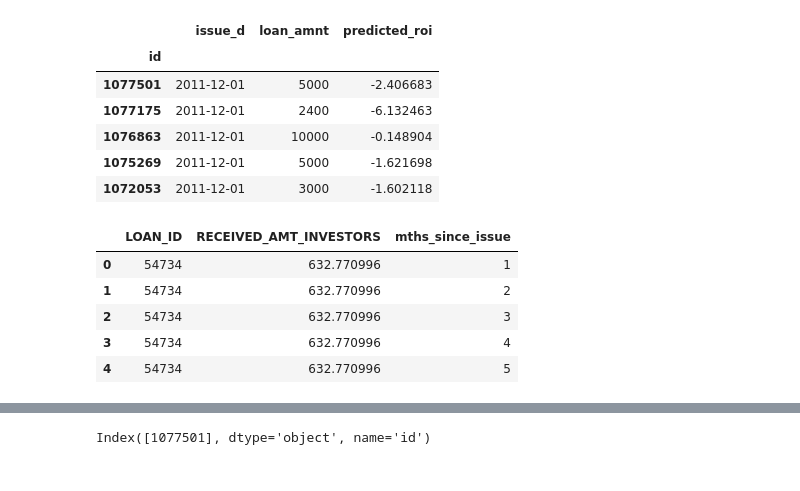
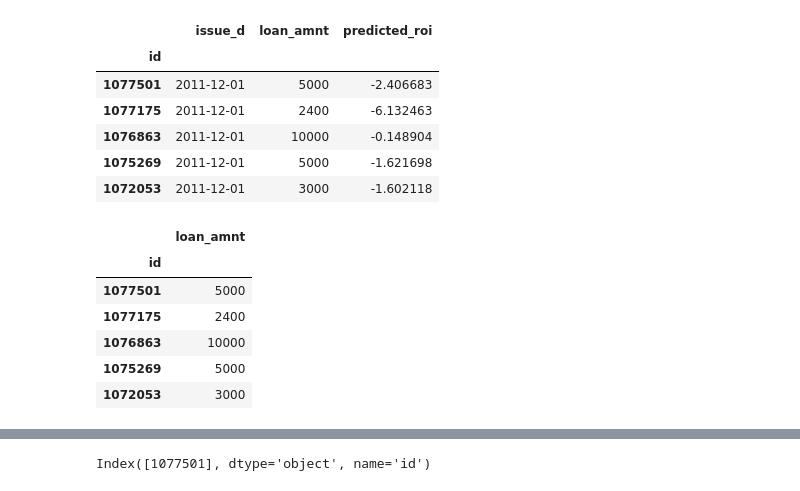
Before and after one commit to Booleans/consumer-loan-investment-strategy-simulator, a Jupyter notebook: portfolio-simulation.ipynb, the cells around one changed output, grey strips where cells are left out. Cells and saved outputs as stored; diff of their text form; code cells hidden in the pictures.

```diff
--- a/portfolio-simulation.ipynb
+++ b/portfolio-simulation.ipynb
@@ -83,6 +83,8 @@ df_predictions_in_sample.head(5)
 | 2 | 1076863 | 2011-12-01 | 10000 | -0.148904 |
 | 3 | 1075269 | 2011-12-01 | 5000 | -1.621698 |
 | 4 | 1072053 | 2011-12-01 | 3000 | -1.602118 |
+# %%
+df_predictions_in_sample['id'] = df_predictions_in_sample['id'].astype('int64')
 # %%
 df_predictions_in_sample.set_index('id', inplace=True)
 # %%
@@ -97,13 +99,14 @@ df_predictions_in_sample.head()
 | 1072053 | 2011-12-01 | 3000 | -1.602118 |
 # %%
 loans = df_predictions_in_sample[['loan_amnt']]
-# %%
-payments.head(5)
-# %% [output]
-|  | LOAN_ID | RECEIVED_AMT_INVESTORS | mths_since_issue |
-| 0 | 54734 | 632.770996 | 1 |
-| 1 | 54734 | 632.770996 | 2 |
-| 2 | 54734 | 632.770996 | 3 |
-| 3 | 54734 | 632.770996 | 4 |
-| 4 | 54734 | 632.770996 | 5 |
+# %%
+loans.head()
+# %% [output]
+|  | loan_amnt |
+| id |  |
+| 1077501 | 5000 |
+| 1077175 | 2400 |
+| 1076863 | 10000 |
+| 1075269 | 5000 |
+| 1072053 | 3000 |
 # %%
```
Also changed, not shown: parts of 13 cells of this notebook, 2 other files.
